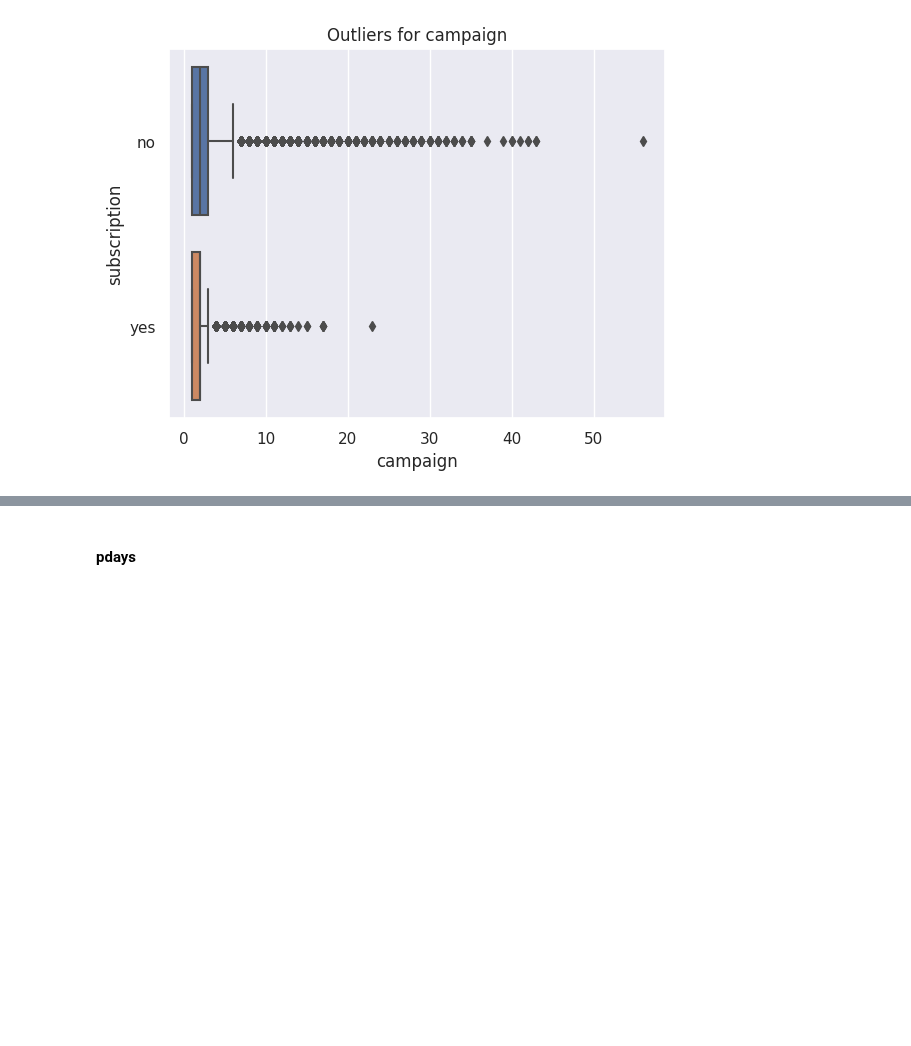
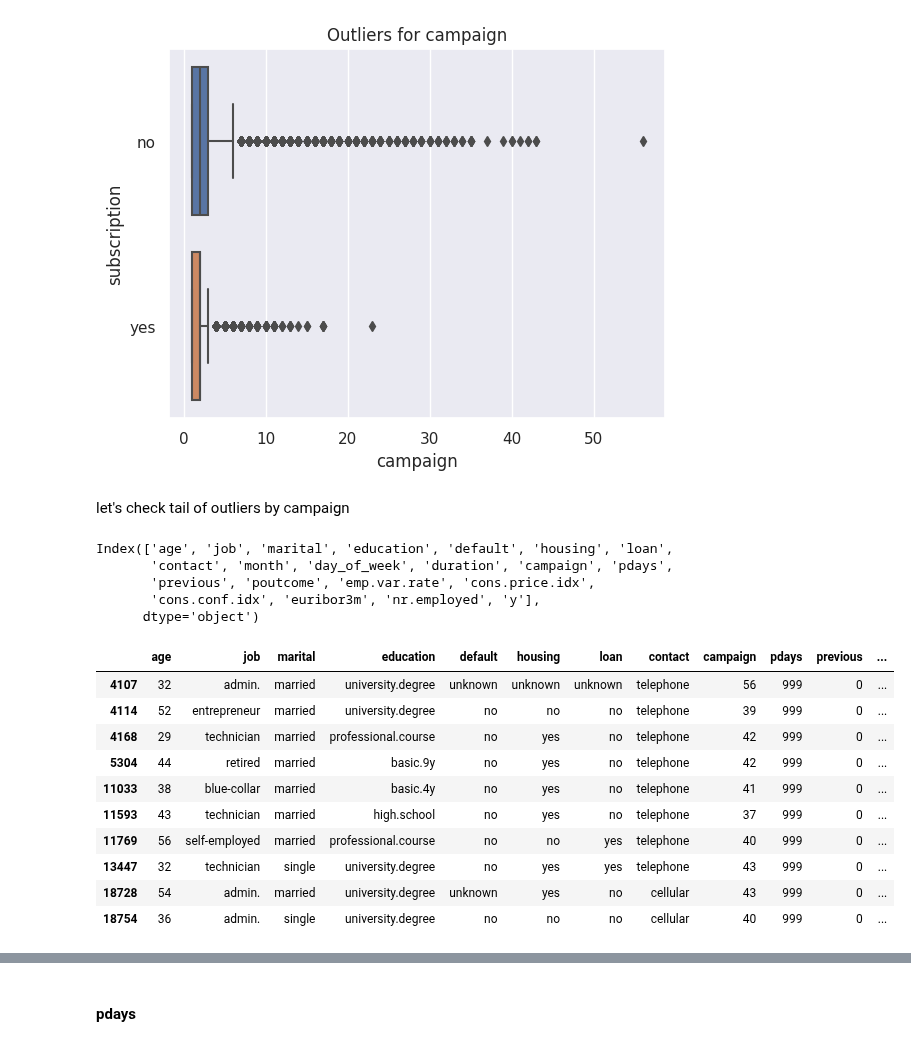
Before and after one commit to dmytrovelychko/rd_ds_python, a Jupyter notebook: cw.ipynb, the cells around one changed output, grey strips where cells are left out. Cells and saved outputs as stored; diff of their text form; code cells hidden in the pictures; blank space fills up the shorter version.

Commit message:
campaign eda

```diff
--- a/cw.ipynb
+++ b/cw.ipynb
@@ -247,3 +249,27 @@ plt.ylabel('subscription')
 # %% [output]
 Text(0, 0.5, 'subscription')
 [figure]
+# %% [markdown]
+let's check tail of outliers by campaign
+# %%
+df.columns
+# %% [output]
+Index(['age', 'job', 'marital', 'education', 'default', 'housing', 'loan',
+       'contact', 'month', 'day_of_week', 'duration', 'campaign', 'pdays',
+       'previous', 'poutcome', 'emp.var.rate', 'cons.price.idx',
+       'cons.conf.idx', 'euribor3m', 'nr.employed', 'y'],
+      dtype='object')
+# %%
+df[df['campaign'] > 35][['age', 'job', 'marital', 'education', 'default', 'housing', 'loan', 'contact', 'campaign', 'pdays', 'previous', 'poutcome', 'emp.var.rate', 'cons.price.idx', 'cons.conf.idx', 'euribor3m', 'nr.employed', 'y']]
+# %% [output]
+|  | age | job | marital | education | default | housing | loan | contact | campaign | pdays | previous | ... |
+| 4107 | 32 | admin. | married | university.degree | unknown | unknown | unknown | telephone | 56 | 999 | 0 | ... |
+| 4114 | 52 | entrepreneur | married | university.degree | no | no | no | telephone | 39 | 999 | 0 | ... |
+| 4168 | 29 | technician | married | professional.course | no | yes | no | telephone | 42 | 999 | 0 | ... |
+| 5304 | 44 | retired | married | basic.9y | no | yes | no | telephone | 42 | 999 | 0 | ... |
+| 11033 | 38 | blue-collar | married | basic.4y | no | yes | no | telephone | 41 | 999 | 0 | ... |
+| 11593 | 43 | technician | married | high.school | no | yes | no | telephone | 37 | 999 | 0 | ... |
+| 11769 | 56 | self-employed | married | professional.course | no | no | yes | telephone | 40 | 999 | 0 | ... |
+| 13447 | 32 | technician | single | university.degree | no | yes | yes | telephone | 43 | 999 | 0 | ... |
+| 18728 | 54 | admin. | married | university.degree | unknown | yes | no | cellular | 43 | 999 | 0 | ... |
+| 18754 | 36 | admin. | single | university.degree | no | no | no | cellular | 40 | 999 | 0 | ... |
```
Also changed, not shown: parts of 2 cells of this notebook.
